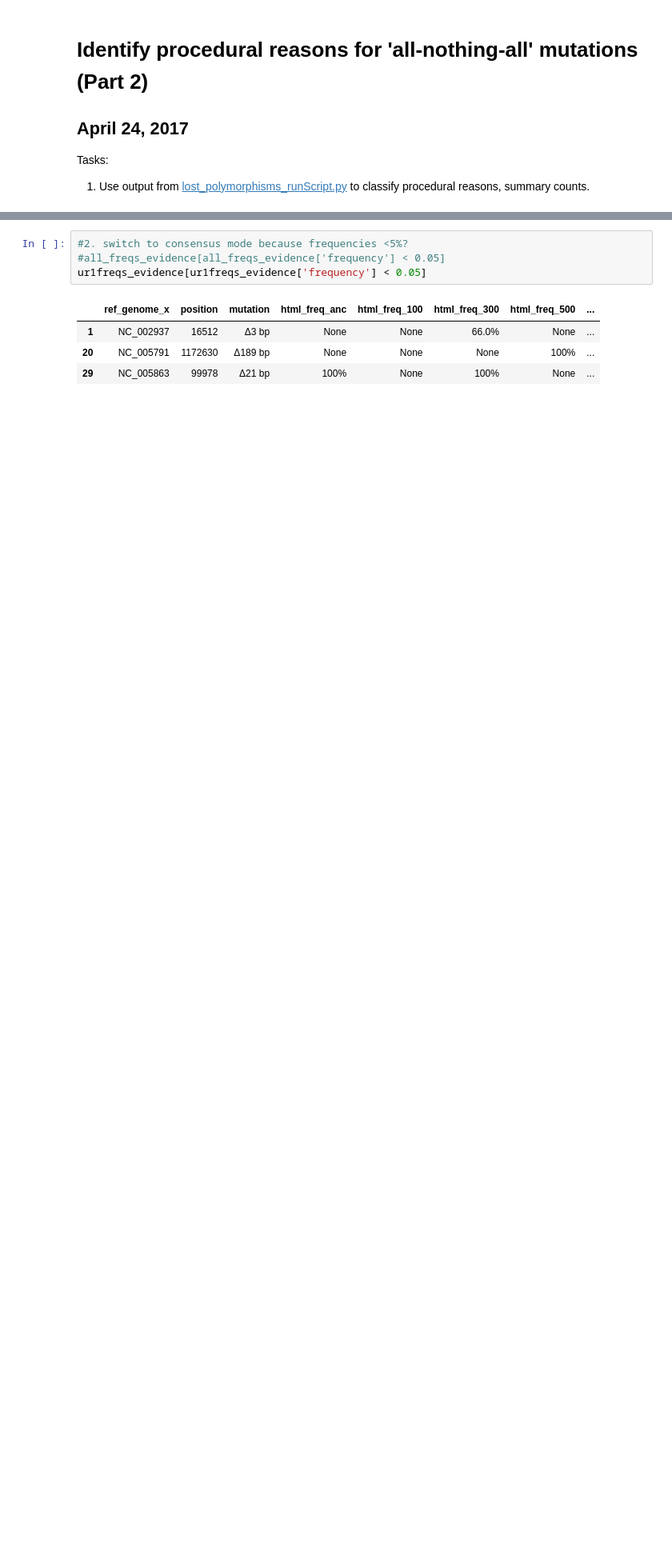
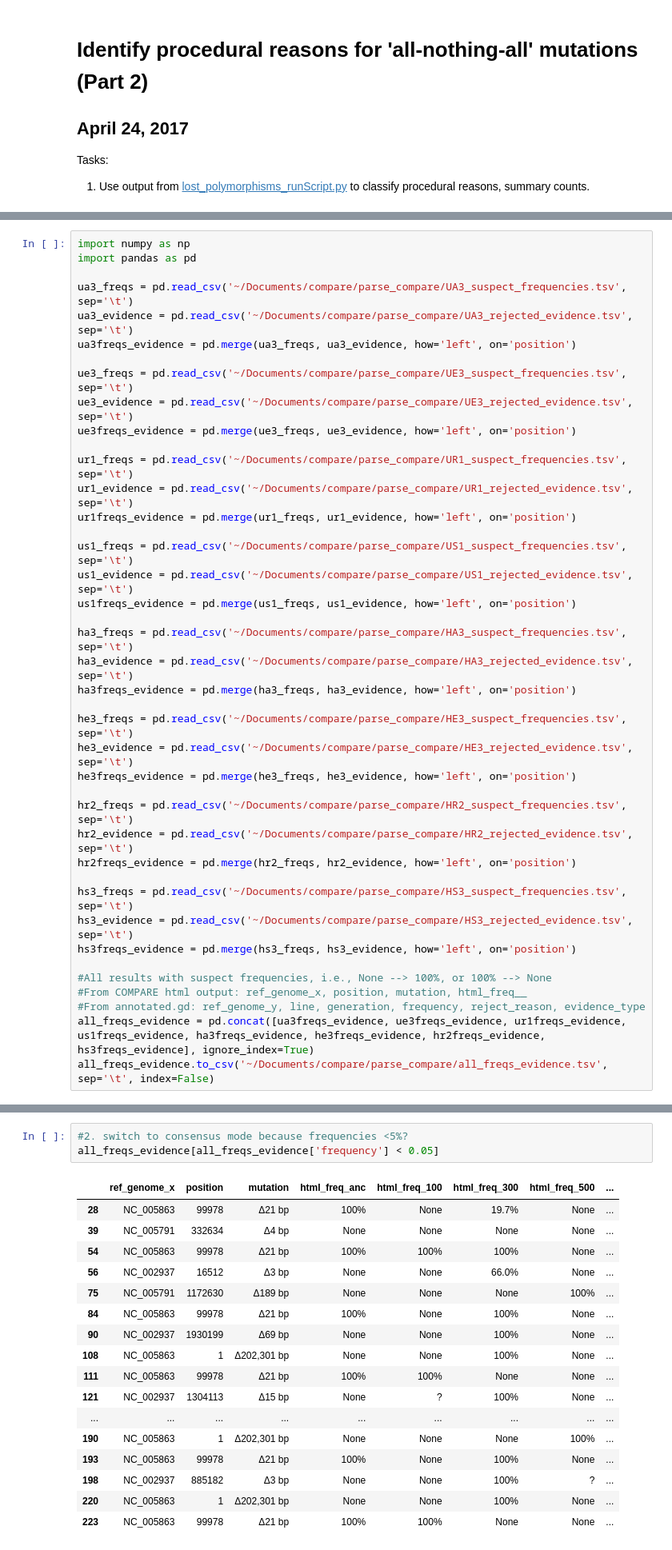
Before and after one commit to yeemey/dvh_mms2, a Jupyter notebook: lost_polymorphisms.ipynb, the cells around one changed output, grey strips where cells are left out. Shown: that part at 80% size. Cells and saved outputs as stored; diff of their text form; blank space fills up the shorter version.

```diff
--- a/lost_polymorphisms.ipynb
+++ b/lost_polymorphisms.ipynb
@@ -225,2 +212,43 @@ ur1freqs_evidence = pd.merge(ur1_freqs, ur1_evidence, how='left', on='position')
+# %%
+import numpy as np
+import pandas as pd
+
+ua3_freqs = pd.read_csv('~/Documents/compare/parse_compare/UA3_suspect_frequencies.tsv', sep='\t')
+ua3_evidence = pd.read_csv('~/Documents/compare/parse_compare/UA3_rejected_evidence.tsv', sep='\t')
+ua3freqs_evidence = pd.merge(ua3_freqs, ua3_evidence, how='left', on='position')
+
+ue3_freqs = pd.read_csv('~/Documents/compare/parse_compare/UE3_suspect_frequencies.tsv', sep='\t')
+ue3_evidence = pd.read_csv('~/Documents/compare/parse_compare/UE3_rejected_evidence.tsv', sep='\t')
+ue3freqs_evidence = pd.merge(ue3_freqs, ue3_evidence, how='left', on='position')
+
+ur1_freqs = pd.read_csv('~/Documents/compare/parse_compare/UR1_suspect_frequencies.tsv', sep='\t')
+ur1_evidence = pd.read_csv('~/Documents/compare/parse_compare/UR1_rejected_evidence.tsv', sep='\t')
+ur1freqs_evidence = pd.merge(ur1_freqs, ur1_evidence, how='left', on='position')
+
+us1_freqs = pd.read_csv('~/Documents/compare/parse_compare/US1_suspect_frequencies.tsv', sep='\t')
+us1_evidence = pd.read_csv('~/Documents/compare/parse_compare/US1_rejected_evidence.tsv', sep='\t')
+us1freqs_evidence = pd.merge(us1_freqs, us1_evidence, how='left', on='position')
+
+ha3_freqs = pd.read_csv('~/Documents/compare/parse_compare/HA3_suspect_frequencies.tsv', sep='\t')
+ha3_evidence = pd.read_csv('~/Documents/compare/parse_compare/HA3_rejected_evidence.tsv', sep='\t')
+ha3freqs_evidence = pd.merge(ha3_freqs, ha3_evidence, how='left', on='position')
+
+he3_freqs = pd.read_csv('~/Documents/compare/parse_compare/HE3_suspect_frequencies.tsv', sep='\t')
+he3_evidence = pd.read_csv('~/Documents/compare/parse_compare/HE3_rejected_evidence.tsv', sep='\t')
+he3freqs_evidence = pd.merge(he3_freqs, he3_evidence, how='left', on='position')
+
+hr2_freqs = pd.read_csv('~/Documents/compare/parse_compare/HR2_suspect_frequencies.tsv', sep='\t')
+hr2_evidence = pd.read_csv('~/Documents/compare/parse_compare/HR2_rejected_evidence.tsv', sep='\t')
+hr2freqs_evidence = pd.merge(hr2_freqs, hr2_evidence, how='left', on='position')
+
+hs3_freqs = pd.read_csv('~/Documents/compare/parse_compare/HS3_suspect_frequencies.tsv', sep='\t')
+hs3_evidence = pd.read_csv('~/Documents/compare/parse_compare/HS3_rejected_evidence.tsv', sep='\t')
+hs3freqs_evidence = pd.merge(hs3_freqs, hs3_evidence, how='left', on='position')
+
+#All results with suspect frequencies, i.e., None --> 100%, or 100% --> None
+#From COMPARE html output: ref_genome_x, position, mutation, html_freq__
+#From annotated.gd: ref_genome_y, line, generation, frequency, reject_reason, evidence_type
+all_freqs_evidence = pd.concat([ua3freqs_evidence, ue3freqs_evidence, ur1freqs_evidence, us1freqs_evidence, ha3freqs_evidence, he3freqs_evidence, hr2freqs_evidence, hs3freqs_evidence], ignore_index=True)
+all_freqs_evidence.to_csv('~/Documents/compare/parse_compare/all_freqs_evidence.tsv', sep='\t', index=False)
 # %%
 #How many 'None' frequencies are due to:
@@ -233,9 +273,21 @@ ur1freqs_evidence.dropna()
 # %%
 #2. switch to consensus mode because frequencies <5%?
-#all_freqs_evidence[all_freqs_evidence['frequency'] < 0.05]
-ur1freqs_evidence[ur1freqs_evidence['frequency'] < 0.05]
+all_freqs_evidence[all_freqs_evidence['frequency'] < 0.05]
 # %% [output]
 |  | ref_genome_x | position | mutation | html_freq_anc | html_freq_100 | html_freq_300 | html_freq_500 | ... |
-| 1 | NC_002937 | 16512 | Δ3 bp | None | None | 66.0% | None | ... |
-| 20 | NC_005791 | 1172630 | Δ189 bp | None | None | None | 100% | ... |
-| 29 | NC_005863 | 99978 | Δ21 bp | 100% | None | 100% | None | ... |
+| 28 | NC_005863 | 99978 | Δ21 bp | 100% | None | 19.7% | None | ... |
+| 39 | NC_005791 | 332634 | Δ4 bp | None | None | None | None | ... |
+| 54 | NC_005863 | 99978 | Δ21 bp | 100% | 100% | 100% | None | ... |
+| 56 | NC_002937 | 16512 | Δ3 bp | None | None | 66.0% | None | ... |
+| 75 | NC_005791 | 1172630 | Δ189 bp | None | None | None | 100% | ... |
+| 84 | NC_005863 | 99978 | Δ21 bp | 100% | None | 100% | None | ... |
+| 90 | NC_002937 | 1930199 | Δ69 bp | None | None | 100% | None | ... |
+| 108 | NC_005863 | 1 | Δ202,301 bp | None | None | 100% | None | ... |
+| 111 | NC_005863 | 99978 | Δ21 bp | 100% | 100% | None | None | ... |
+| 121 | NC_002937 | 1304113 | Δ15 bp | None | ? | 100% | None | ... |
+| ... | ... | ... | ... | ... | ... | ... | ... | ... |
+| 190 | NC_005863 | 1 | Δ202,301 bp | None | None | None | 100% | ... |
+| 193 | NC_005863 | 99978 | Δ21 bp | 100% | None | 100% | None | ... |
+| 198 | NC_002937 | 885182 | Δ3 bp | None | None | 100% | ? | ... |
+| 220 | NC_005863 | 1 | Δ202,301 bp | None | None | 100% | None | ... |
+| 223 | NC_005863 | 99978 | Δ21 bp | 100% | 100% | None | None | ... |
```
Also changed, not shown: parts of 6 cells of this notebook.
